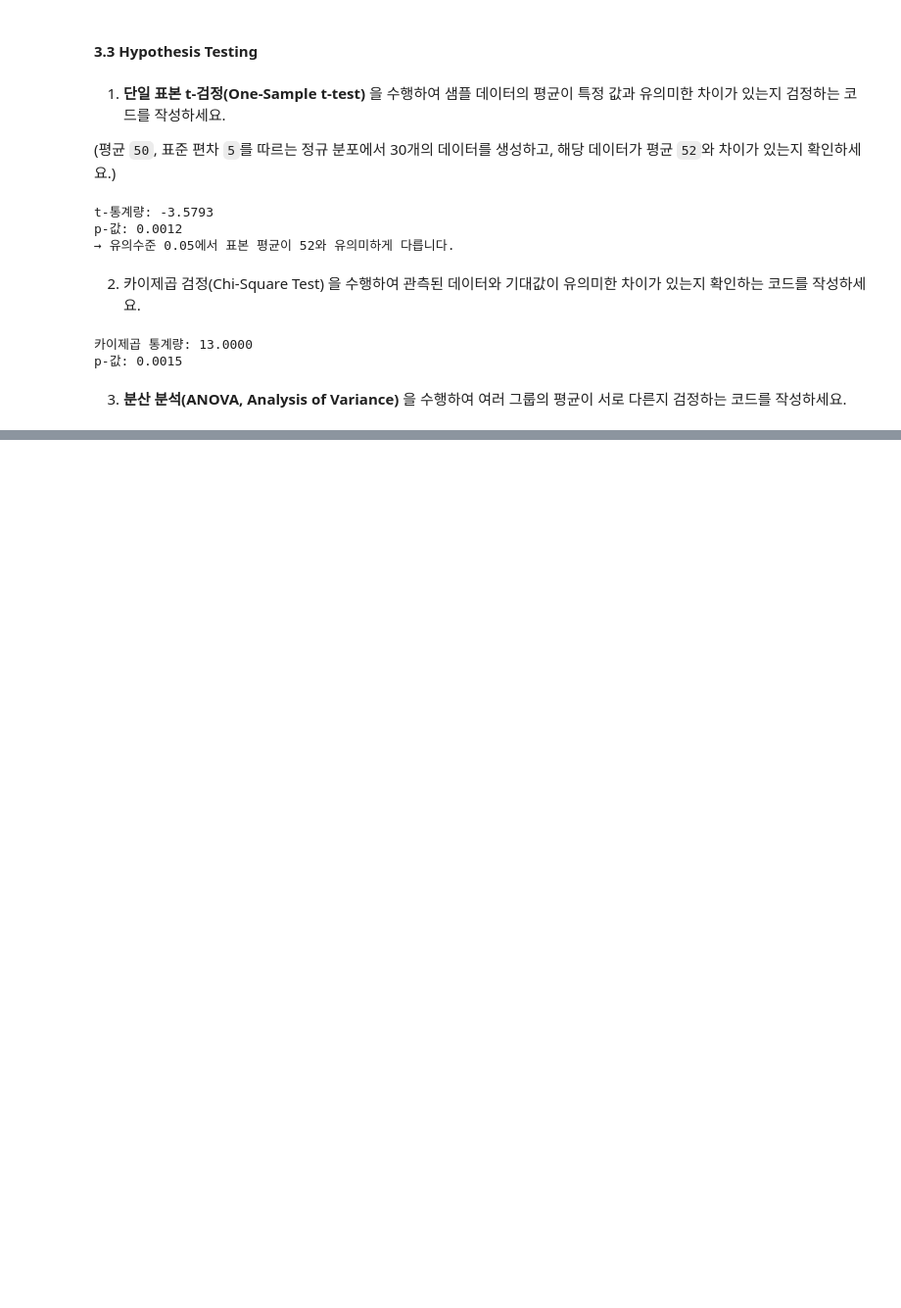
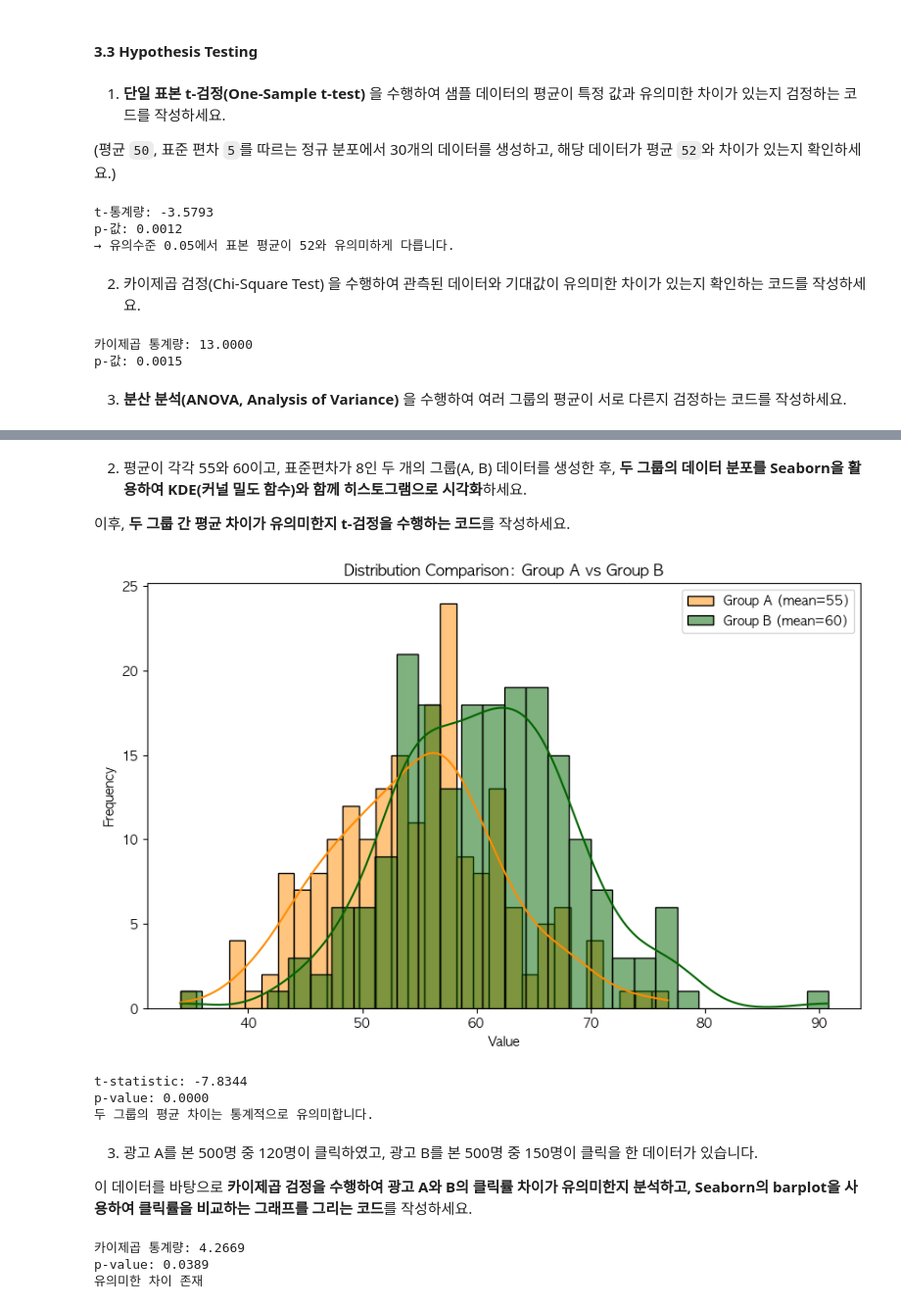
Before and after one commit to 100-hours-a-week/KTB4-Kaia-AI, a Jupyter notebook: weekly-challenge/week-03/visualization.ipynb, the cells around one changed output, grey strips where cells are left out. Shown at 98% size. Cells and saved outputs as stored; diff of their text form; code cells hidden in the pictures; blank space fills up the shorter version.

```diff
--- a/weekly-challenge/week-03/visualization.ipynb
+++ b/weekly-challenge/week-03/visualization.ipynb
@@ -1651,0 +1668,63 @@ p-값: 0.0000
+# %% [markdown]
+2. 평균이 각각 55와 60이고, 표준편차가 8인 두 개의 그룹(A, B) 데이터를 생성한 후, **두 그룹의 데이터 분포를 Seaborn을 활용하여 KDE(커널 밀도 함수)와 함께 히스토그램으로 시각화**하세요.
+
+이후, **두 그룹 간 평균 차이가 유의미한지 t-검정을 수행하는 코드**를 작성하세요.
+# %%
+# 그래프 같이 보기
+# 데이터 생성
+np.random.seed(42)
+group_A = np.random.normal(loc=55, scale=8, size=200)
+group_B = np.random.normal(loc=60, scale=8, size=200)
+
+# KDE + 히스토그램
+plt.figure(figsize=(10, 6))
+
+sns.histplot( group_A, bins=30, kde=True, color="darkorange", label="Group A (mean=55)", alpha=0.5)
+sns.histplot(group_B, bins=30, kde=True, color="darkgreen", label="Group B (mean=60)", alpha=0.5)
+
+plt.title("Distribution Comparison: Group A vs Group B")
+plt.xlabel("Value")
+plt.ylabel("Frequency")
+plt.legend()
+plt.show()
+
+# t-검정
+t_stat, p_value = stats.ttest_ind(group_A, group_B)
+
+print(f"t-statistic: {t_stat:.4f}")
+print(f"p-value: {p_value:.4f}")
+
+if p_value < 0.05:
+    print("두 그룹의 평균 차이는 통계적으로 유의미합니다.")
+else:
+    print("두 그룹의 평균 차이는 통계적으로 유의미하지 않습니다.")
+# %% [output]
+[figure, added]
+t-statistic: -7.8344
+p-value: 0.0000
+두 그룹의 평균 차이는 통계적으로 유의미합니다.
+# %% [markdown]
+3. 광고 A를 본 500명 중 120명이 클릭하였고, 광고 B를 본 500명 중 150명이 클릭을 한 데이터가 있습니다.
+
+이 데이터를 바탕으로 **카이제곱 검정을 수행하여 광고 A와 B의 클릭률 차이가 유의미한지 분석하고, Seaborn의 barplot을 사용하여 클릭률을 비교하는 그래프를 그리는 코드**를 작성하세요.
+# %%
+# 데이터 생성 (광고 A와 B의 클릭 여부)
+observed_data = pd.DataFrame({
+    "Ad_A": [120, 380],  # 광고 A 클릭(120명) vs 미클릭(380명)
+    "Ad_B": [150, 350]   # 광고 B 클릭(150명) vs 미클릭(350명)
+}, index=["Click", "No Click"])
+
+
+chi2, p_value, dof, expected = stats.chi2_contingency(observed_data)
+
+print(f"카이제곱 통계량: {chi2:.4f}")
+print(f"p-value: {p_value:.4f}")
+
+if p_value < 0.05:
+    print("유의미한 차이 존재")
+else:
+    print("유의미한 차이 없음")
+# %% [output]
+카이제곱 통계량: 4.2669
+p-value: 0.0389
+유의미한 차이 존재
```
Also changed, not shown: parts of 11 cells of this notebook.
